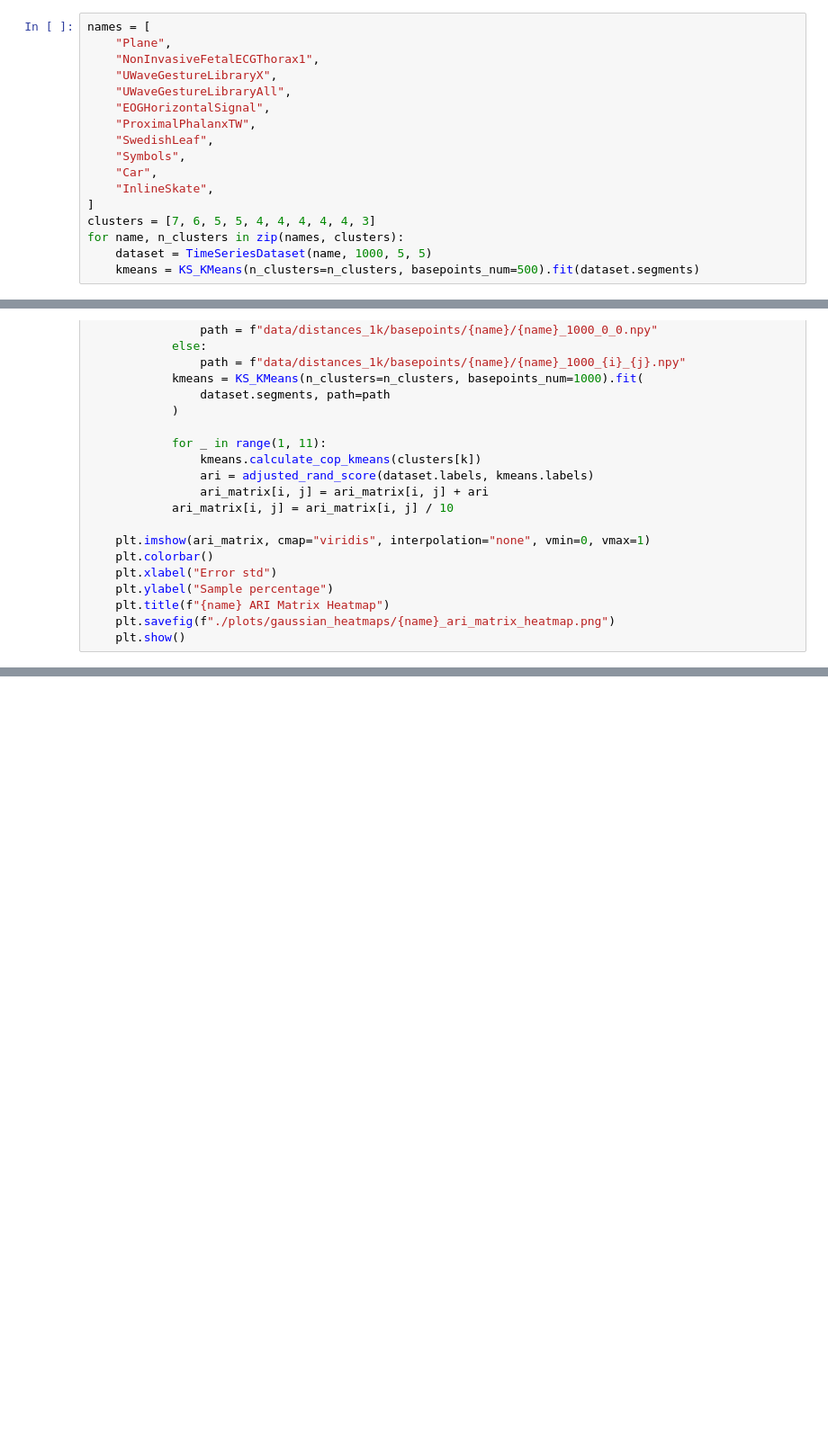
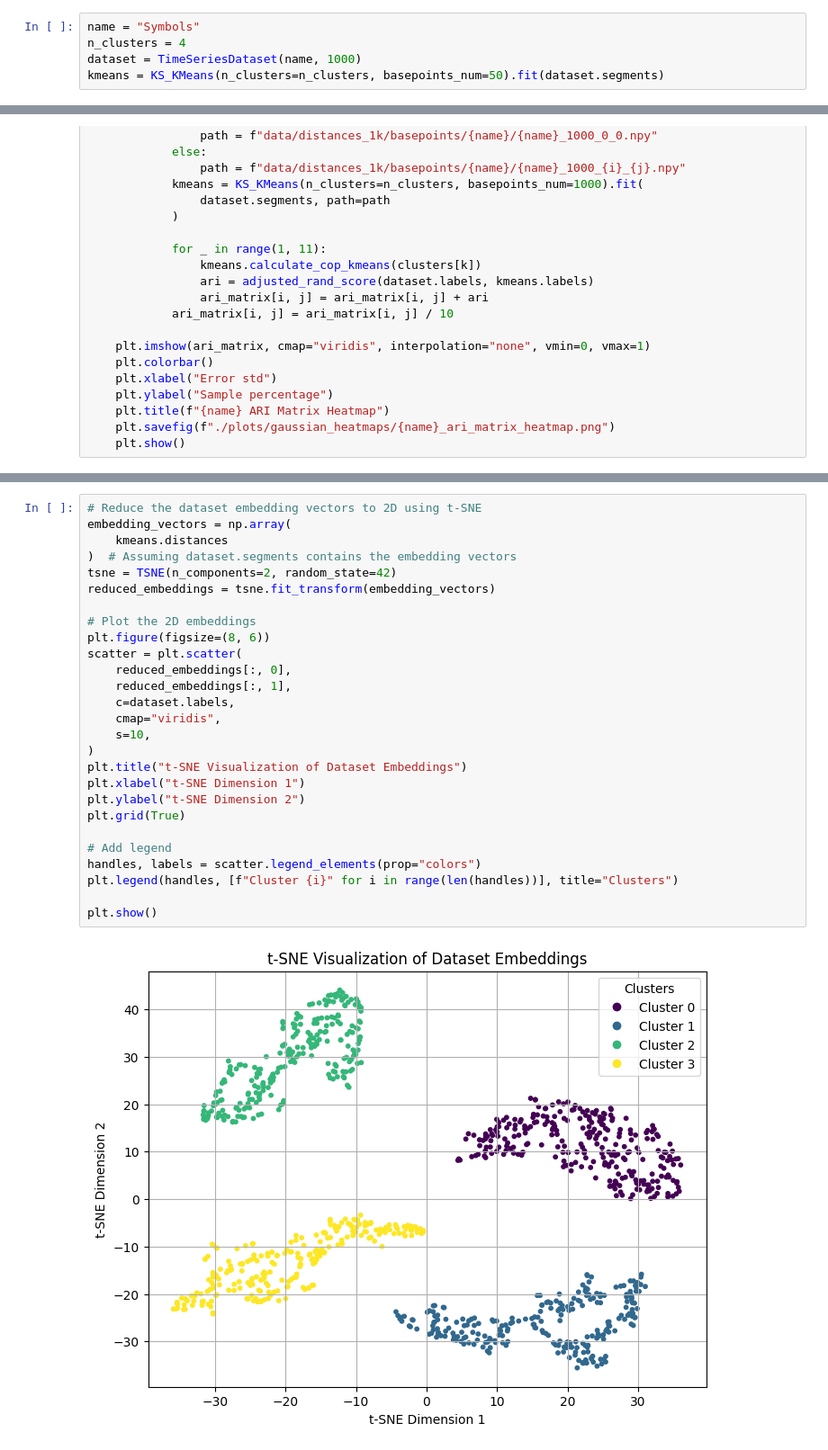
Before and after one commit to tmb2k01/TDK_2024, a Jupyter notebook: timeseries_clustering.ipynb, the cells around one changed output, grey strips where cells are left out. Shown: that part at 90% size. Drawn from its saved outputs; the diff is of its cells as text; blank space fills up the shorter version.

```diff
--- a/timeseries_clustering.ipynb
+++ b/timeseries_clustering.ipynb
@@ -37,18 +42,6 @@ KeyboardInterrupt:
 # %%
-names = [
-    "Plane",
-    "NonInvasiveFetalECGThorax1",
-    "UWaveGestureLibraryX",
-    "UWaveGestureLibraryAll",
-    "EOGHorizontalSignal",
-    "ProximalPhalanxTW",
-    "SwedishLeaf",
-    "Symbols",
-    "Car",
-    "InlineSkate",
-]
-clusters = [7, 6, 5, 5, 4, 4, 4, 4, 4, 3]
-for name, n_clusters in zip(names, clusters):
-    dataset = TimeSeriesDataset(name, 1000, 5, 5)
-    kmeans = KS_KMeans(n_clusters=n_clusters, basepoints_num=500).fit(dataset.segments)
+name = "Symbols"
+n_clusters = 4
+dataset = TimeSeriesDataset(name, 1000)
+kmeans = KS_KMeans(n_clusters=n_clusters, basepoints_num=50).fit(dataset.segments)
 # %% [output]
@@ -247,0 +234,29 @@ RI: 1.000, ARI: 1.000, NMI: 1.000
+# %%
+# Reduce the dataset embedding vectors to 2D using t-SNE
+embedding_vectors = np.array(
+    kmeans.distances
+)  # Assuming dataset.segments contains the embedding vectors
+tsne = TSNE(n_components=2, random_state=42)
+reduced_embeddings = tsne.fit_transform(embedding_vectors)
+
+# Plot the 2D embeddings
+plt.figure(figsize=(8, 6))
+scatter = plt.scatter(
+    reduced_embeddings[:, 0],
+    reduced_embeddings[:, 1],
+    c=dataset.labels,
+    cmap="viridis",
+    s=10,
+)
+plt.title("t-SNE Visualization of Dataset Embeddings")
+plt.xlabel("t-SNE Dimension 1")
+plt.ylabel("t-SNE Dimension 2")
+plt.grid(True)
+
+# Add legend
+handles, labels = scatter.legend_elements(prop="colors")
+plt.legend(handles, [f"Cluster {i}" for i in range(len(handles))], title="Clusters")
+
+plt.show()
+# %% [output]
+[figure, added]
```
Also changed, not shown: parts of 24 cells of this notebook, 9 other files.
